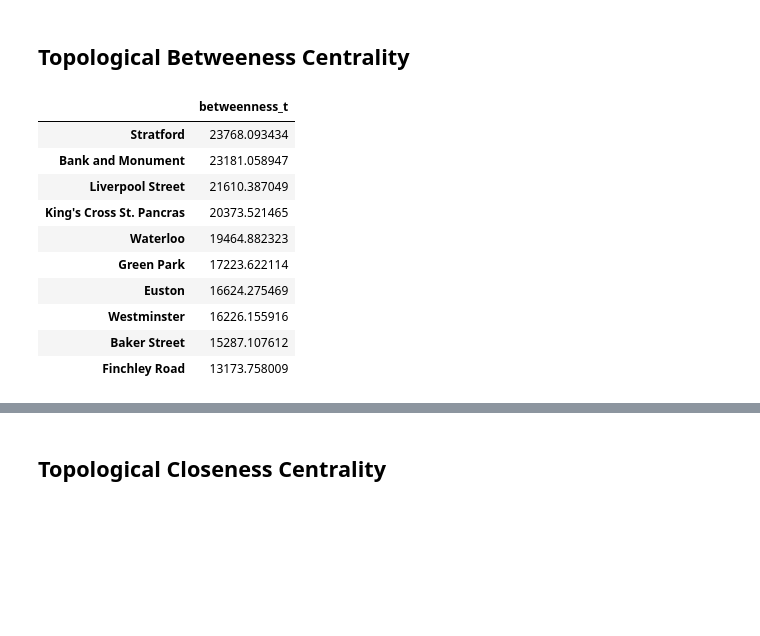
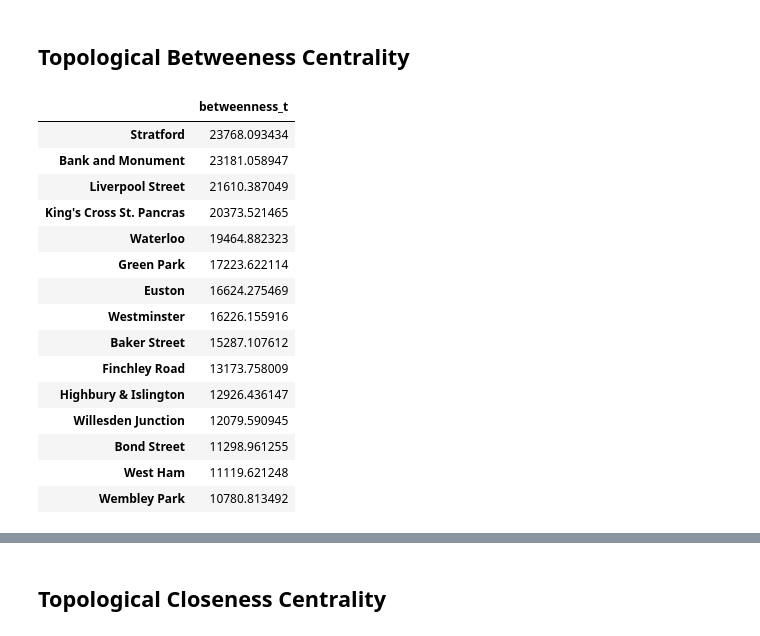
Before and after one commit to MengyuanHan1/CASA0002-Urban-Simulation, a Jupyter notebook: UrbanSim.ipynb, the cells around one changed output, grey strips where cells are left out. Saved outputs shown, nothing was run; the diff lists cells and outputs as text; code cells hidden in the pictures; blank space fills up the shorter version.

```diff
--- a/UrbanSim.ipynb
+++ b/UrbanSim.ipynb
@@ -109,24 +133,29 @@ df_sorted[0:10]
 # %%
 #Let us compute the betweenness centrality for the network, without using weights:
 bet_london_t=nx.betweenness_centrality(G, normalized=False)
 # We can add these values to the nodes attributes:
 nx.set_node_attributes(G,bet_london_t,'betweenness_t')
 
 # To dataframe using the nodes as the index
 df = pd.DataFrame(index=G.nodes())
 df['betweenness_t'] = pd.Series(nx.get_node_attributes(G, 'betweenness_t'))
 
 df_sorted = df.sort_values(["betweenness_t"], ascending=False)
-df_sorted[0:10]
+df_sorted[0:15]
 # %% [output]
 |  | betweenness_t |
 | Stratford | 23768.093434 |
 | Bank and Monument | 23181.058947 |
 | Liverpool Street | 21610.387049 |
 | King's Cross St. Pancras | 20373.521465 |
 | Waterloo | 19464.882323 |
 | Green Park | 17223.622114 |
 | Euston | 16624.275469 |
 | Westminster | 16226.155916 |
 | Baker Street | 15287.107612 |
 | Finchley Road | 13173.758009 |
+| Highbury & Islington | 12926.436147 |
+| Willesden Junction | 12079.590945 |
+| Bond Street | 11298.961255 |
+| West Ham | 11119.621248 |
+| Wembley Park | 10780.813492 |
```
Also changed, not shown: parts of 12 cells of this notebook.
